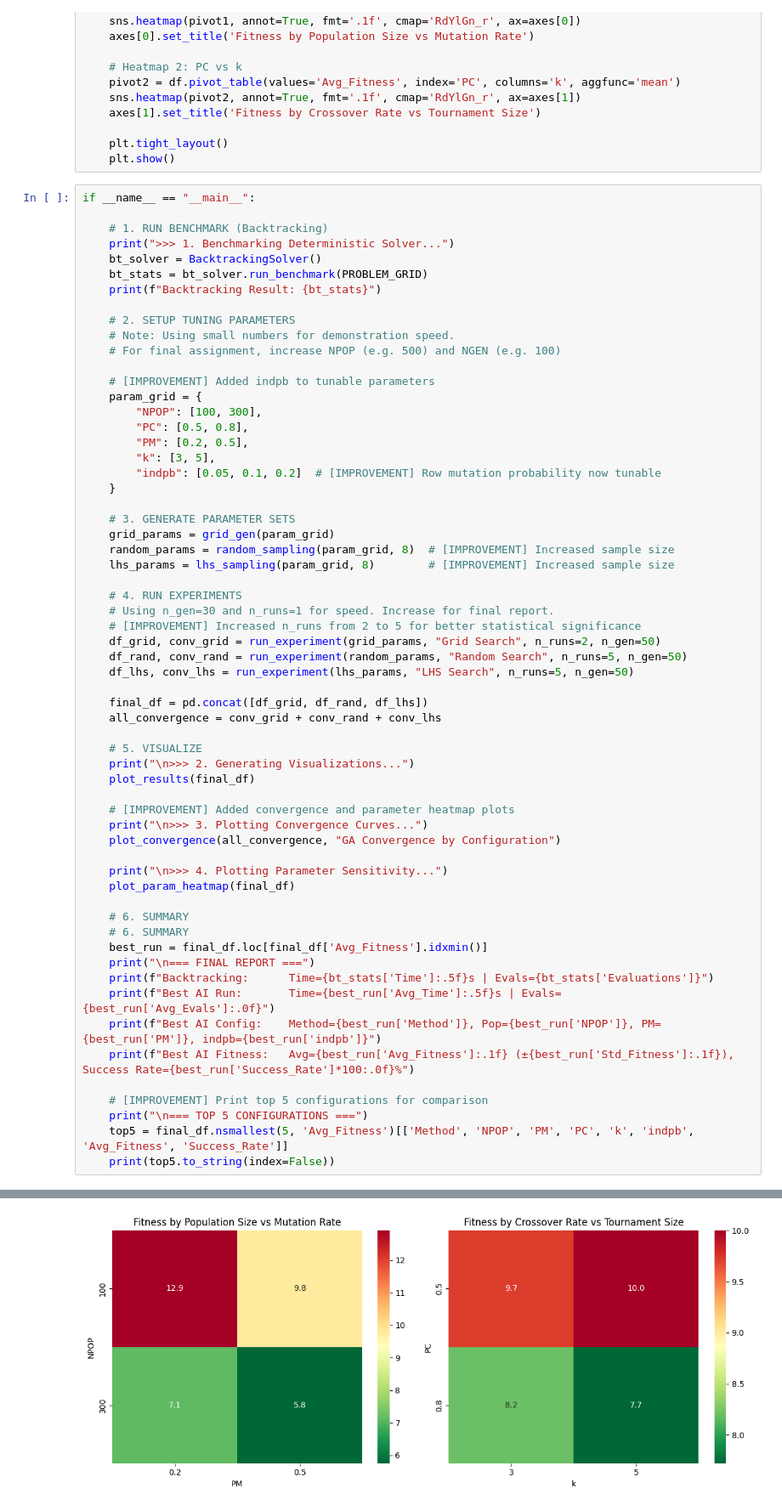
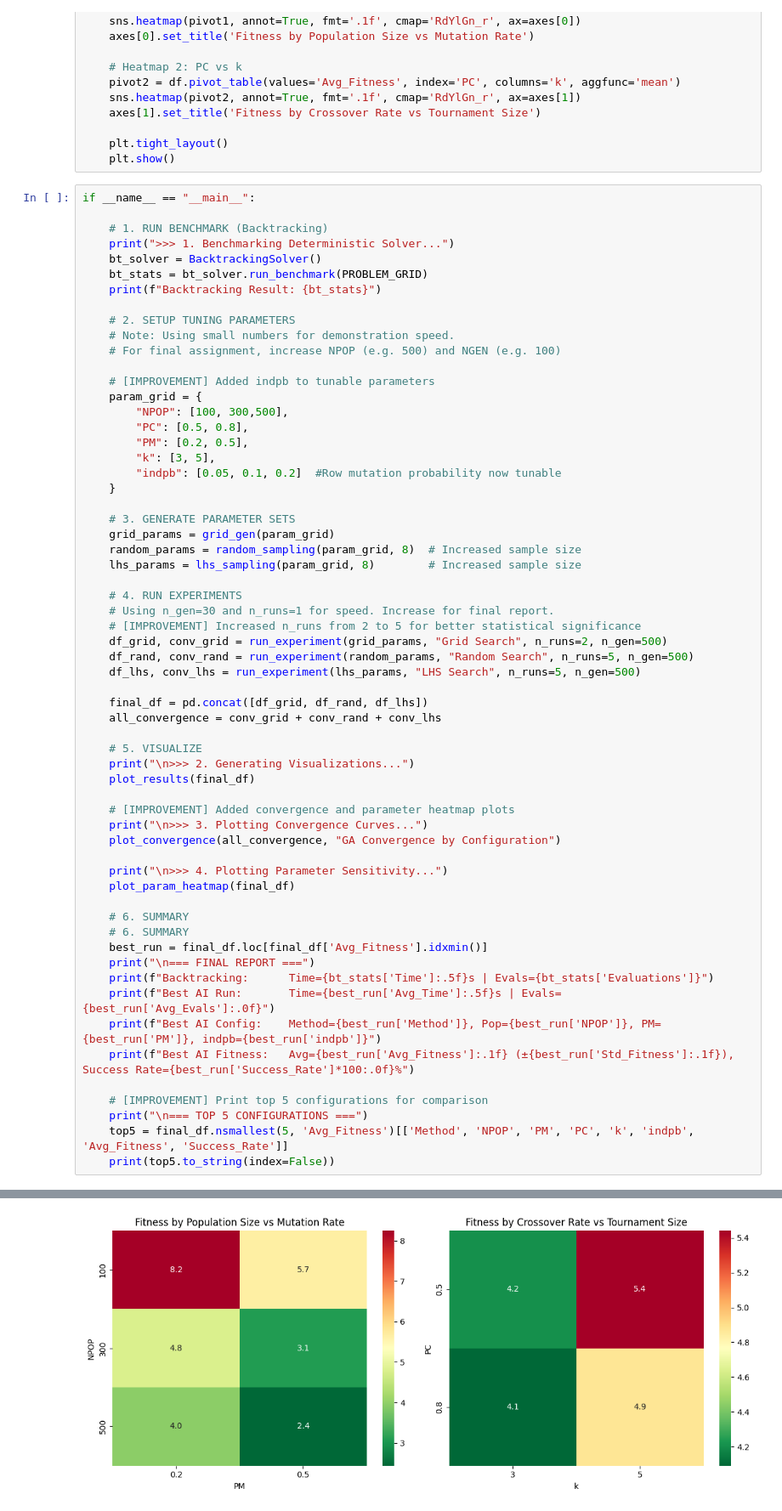
Before and after one commit to Joshua-Soteras/Final_Project, a Jupyter notebook: sudokuEA.ipynb, the cells around one changed output, grey strips where cells are left out. Shown: that part at 85% size. Drawn from its saved outputs; the diff is of its cells as text.

```diff
--- a/sudokuEA.ipynb
+++ b/sudokuEA.ipynb
@@ -718,24 +902,24 @@ if __name__ == "__main__":
 
     # [IMPROVEMENT] Added indpb to tunable parameters
     param_grid = {
-        "NPOP": [100, 300],
+        "NPOP": [100, 300,500],
         "PC": [0.5, 0.8],
         "PM": [0.2, 0.5],
         "k": [3, 5],
-        "indpb": [0.05, 0.1, 0.2]  # [IMPROVEMENT] Row mutation probability now tunable
+        "indpb": [0.05, 0.1, 0.2]  #Row mutation probability now tunable
     }
 
     # 3. GENERATE PARAMETER SETS
     grid_params = grid_gen(param_grid)
-    random_params = random_sampling(param_grid, 8)  # [IMPROVEMENT] Increased sample size
-    lhs_params = lhs_sampling(param_grid, 8)        # [IMPROVEMENT] Increased sample size
+    random_params = random_sampling(param_grid, 8)  # Increased sample size
+    lhs_params = lhs_sampling(param_grid, 8)        # Increased sample size
 
     # 4. RUN EXPERIMENTS
     # Using n_gen=30 and n_runs=1 for speed. Increase for final report.
     # [IMPROVEMENT] Increased n_runs from 2 to 5 for better statistical significance
-    df_grid, conv_grid = run_experiment(grid_params, "Grid Search", n_runs=2, n_gen=50)
-    df_rand, conv_rand = run_experiment(random_params, "Random Search", n_runs=5, n_gen=50)
-    df_lhs, conv_lhs = run_experiment(lhs_params, "LHS Search", n_runs=5, n_gen=50)
+    df_grid, conv_grid = run_experiment(grid_params, "Grid Search", n_runs=2, n_gen=500)
+    df_rand, conv_rand = run_experiment(random_params, "Random Search", n_runs=5, n_gen=500)
+    df_lhs, conv_lhs = run_experiment(lhs_params, "LHS Search", n_runs=5, n_gen=500)
 
     final_df = pd.concat([df_grid, df_rand, df_lhs])
     all_convergence = conv_grid + conv_rand + conv_lhs
@@ -795,3 +979,3 @@ Passing `palette` without assigning `hue` is deprecated and will be removed in v
 >>> 4. Plotting Parameter Sensitivity...
-[figure, old version]
+[figure, new version]
 === FINAL REPORT ===
```
Also changed, not shown: parts of 5 cells of this notebook, 2 other files.
